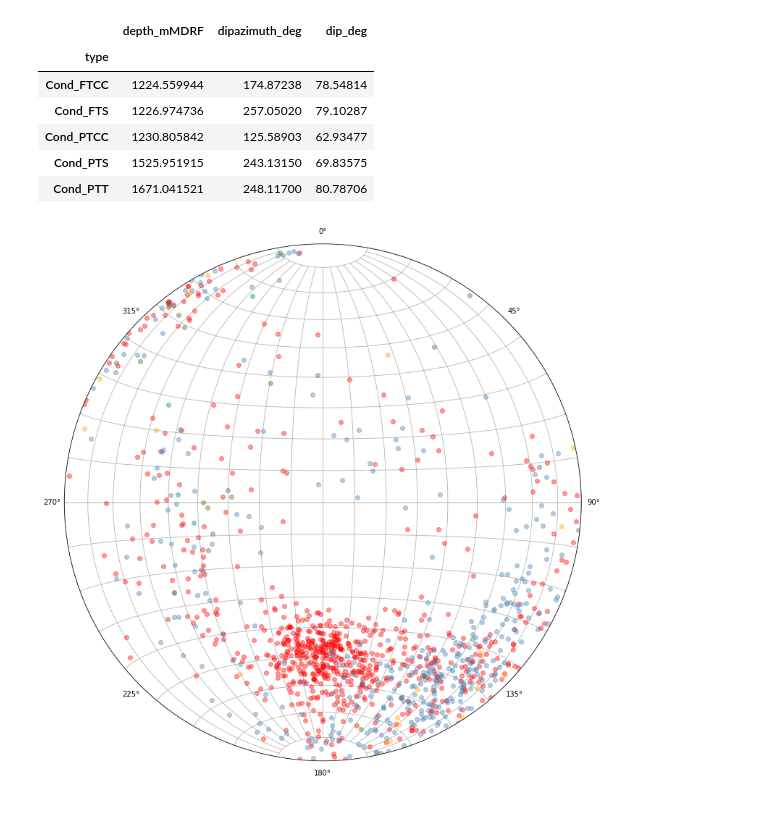
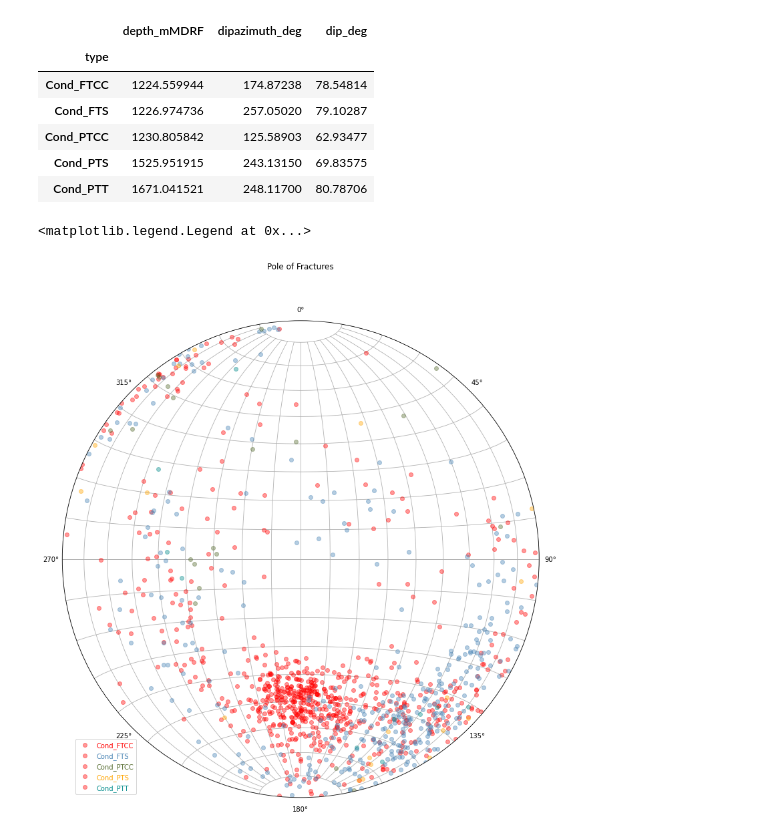
Before and after one commit to sanjuirm/Structural-Geology-and-Python, a Jupyter notebook: mplstreonet.ipynb, the cells around one changed output. Saved outputs shown, nothing was run; the diff lists cells and outputs as text; code cells hidden in the pictures.

```diff
--- a/mplstreonet.ipynb
+++ b/mplstreonet.ipynb
@@ -119,16 +121,20 @@ df.first()
 # %%
 fig, ax = mpl.subplots(constrained_layout= True, figsize= (10,15))
 ax.grid()
 
 _list = df.first().index
 c = ['red', 'steelblue', 'darkolivegreen', 'orange', 'darkcyan']
 
 for i in range(len(_list)):
     grp_name = _list[i]
 
     fracture_df = df.get_group(grp_name)
 
     for _,row in fracture_df.iterrows():
         ax.pole(row['dipazimuth_deg'], row['dip_deg'], color= c[i], alpha= 0.4)
+
+ax.set_title('Pole of Fractures', y= 1.1)
+ax.legend(_list, loc= 'lower left', labelcolor= c, bbox_to_anchor= (0.02,0.0))
 # %% [output]
+<matplotlib.legend.Legend at 0x...>
-[figure, old version]
+[figure, new version]
```
Also changed, not shown: parts of 1 cell of this notebook.
